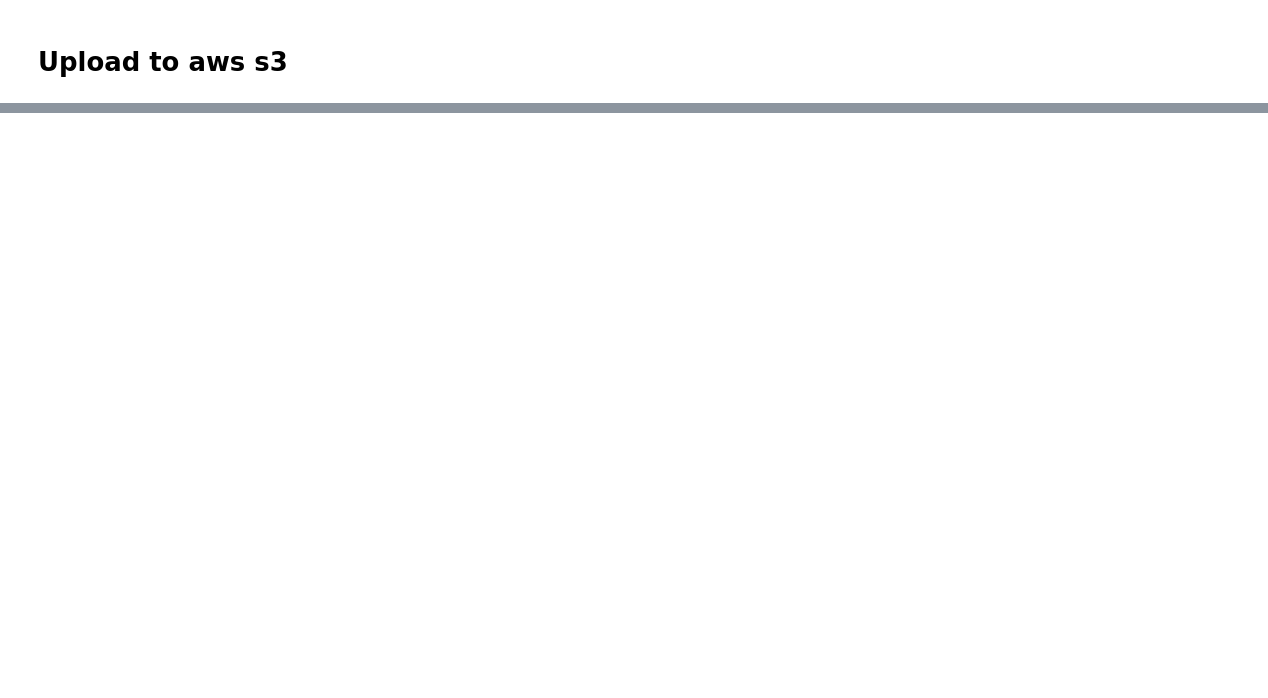
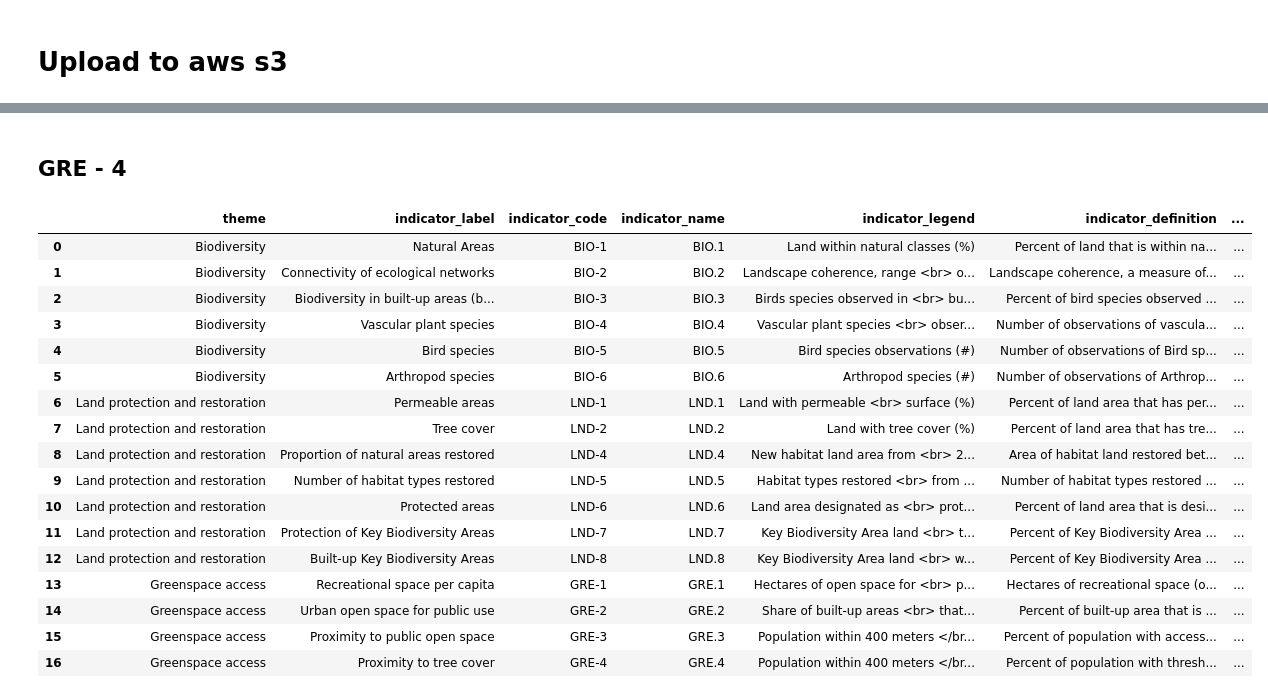
Before and after one commit to wri/cities-urbanshift, a Jupyter notebook: baseline-indicators/define-indicators.ipynb, the cells around one changed output, grey strips where cells are left out. Cells and saved outputs as stored; diff of their text form; code cells hidden in the pictures; blank space fills up the shorter version.

```diff
--- a/baseline-indicators/define-indicators.ipynb
+++ b/baseline-indicators/define-indicators.ipynb
@@ -95,0 +578,14 @@ response = object_acl.put(ACL='public-read')
+# %%
+indicators_definitions_v4 = indicators_definitions_v4.append({'theme' : 'Greenspace access',
+                                                           'indicator_label' : 'Recreational space per capita',
+                                                           'indicator_code' : 'GRE-1',
+                                                           'indicator_name' : 'GRE.1',
+                                                           'indicator_legend': 'Hectares of open space for <br> public use per 1000 people (ha)',
+                                                           'indicator_definition' : 'Hectares of recreational space (open space for public use) per 1000 people ',
+                                                           'data_sources' : 'OpenStreetMap ; WorldPop ',
+                                                           'importance' : 'Parks, natural areas and other green spaces provide city residents with invaluable recreational, spiritual, cultural, and educational services. They have been shown to improve human physical and psychological health (Pietilä et al. 2015; Litwiller et al. 2016). ',
+                                                           'methods' : 'The recreational services indicator is calculated as (Total area of recreational space within the boundary) ÷ (1000 population within the boundary ÷ 1000). Data on recreational areas were taken from the crowdsourced data initiative OpenStreetMap (“OpenStreetMap” n.d.) using geemap (“Osm Module - Geemap” n.d.). Population data are 2020 estimates from WorldPop accessed through Google Earth Engine (“WorldPop” n.d.; “WorldPop Global Population Data” n.d.).  There are limitations to these methods and uncertainty regarding the resulting indicator values. There is uncertainty in the population estimates, especially the distribution of population within enumeration areas. Analysis of these WorldPop data for Namibia have found large cell-level errors, particularly in areas of informal settlements (Thomson et al. 2022). '},
+                                                          ignore_index = True)
+
+
+indicators_definitions_v4
@@ -95,0 +643,14 @@ response = object_acl.put(ACL='public-read')
+# %%
+indicators_definitions_v4 = indicators_definitions_v4.append({'theme' : 'Greenspace access',
+                                                           'indicator_label' : 'Proximity to public open space',
+                                                           'indicator_code' : 'GRE-3',
+                                                           'indicator_name' : 'GRE.3',
+                                                           'indicator_legend': 'Population within 400 meters </br> of public open space (%)',
+                                                           'indicator_definition' : 'Percent of population with access to public open space within walking distance (400m)',
+                                                           'data_sources' : 'OpenStreetMap ; <a href="https://developers.google.com/earth-engine/datasets/catalog/WorldPop_GP_100m_pop_age_sex_cons_unadj">WorldPop</a> ',
+                                                           'importance' : 'Availability of open space in a city is also a function of its ease of access and who does or does not have easy access. As a result, spatial distribution of open space across the city and its alignment with the location of population, and its accessibility within walking distance (commonly defined at 400 meters, including in the Singapore Index (Chan et al. 2021)) is a critical indicator to understand how many city residents are well served by open space. ',
+                                                           'methods' : 'This indicator makes use of gridded population at 100-meter resolution from the WorldPop project as accessed on Earth Engine (“WorldPop” n.d.). The open space polygons retrieved from OpenStreetMap are buffered by 400 meters to derive recreation catchment areas. The population within those recreation catchment areas is calculated and then converted to percent by dividing that value by the total population of the area of interest.  There are limitations to these methods and uncertainty regarding the resulting indicator values. The limitations of OpenStreetMap data previously described are also relevant to this indicator. Additionally, our approach for calculating access to open space relies on Euclidean distance for simplicity. However, this straight-line measurement is not an accurate characterization of how people travel within cities as it does not account for the orientation of streets or barriers to pedestrian travel. Because of this reality on the ground, in most cases real pedestrian travel of 400 meters will enable access to a smaller area than our methods present. '},
+                                                          ignore_index = True)
+
+
+indicators_definitions_v4
@@ -95,0 +675,35 @@ response = object_acl.put(ACL='public-read')
+# %% [markdown]
+## GRE - 4
+# %%
+indicators_definitions_v4 = indicators_definitions_v4.append({'theme' : 'Greenspace access',
+                                                           'indicator_label' : 'Proximity to tree cover',
+                                                           'indicator_code' : 'GRE-4',
+                                                           'indicator_name' : 'GRE.4',
+                                                           'indicator_legend': 'Population within 400 meters </br> of tree cover (%)',
+                                                           'indicator_definition' : 'Percent of population with threshold level (10%+) of tree cover within walking distance (400m) ',
+                                                           'data_sources' : '<a href="https://resourcewatch.org/data/explore/Trees-in-Mosaic-Landscapes">Trees in Mosaic Landscapes dataset</a> ; <a href="https://developers.google.com/earth-engine/datasets/catalog/WorldPop_GP_100m_pop_age_sex_cons_unadj">WorldPop</a> ',
+                                                           'importance' : 'Access to tree cover is also an important indicator of quality greenspace, whether it is public or private space. Privately maintained trees also provide a variety of public benefits from clean air to heat mitigation and shade. This indicator considers all trees within walking distance (400 meters) for each resident of the city as an indicator of the quality of greenspace that they interact with in an average day. ',
+                                                           'methods' : 'This indicator uses 10-meter resolution tree cover data for 2020 from the Trees in Mosaic Landscapes dataset (Brandt et al. 2022), which gives estimated percent canopy cover within each 10m pixel, and gridded population at 100-meter resolution from the WorldPop project as retrieved from Earth Engine. A neighborhood reduction method using a circular kernel of 400-meter radius is applied to the tree cover layer to calculate the mean percentage tree cover within 400 meters of each 10m pixel in the area of interest. This result is then used to mask the population layer to only include 100m population pixels with an average of at least 10% tree cover within 400 meters. The population of this 100m masked population layer is calculated and then converted to percent by dividing that value by the total population of the area of interest.  There are limitations to these methods and uncertainty regarding the resulting indicator values. Limitations and uncertainty related to the tree cover dataset is described in the methods paper for Trees in Mosaic Landscapes. In the tropics, the dataset was found to have 97 percent user’s accuracy and 96 percent producers accuracy (Brandt et al. 2022).  The limitations previously described related to the use of Euclidean distance are also relevant to this indicator. '},
+                                                          ignore_index = True)
+
+
+indicators_definitions_v4
+# %% [output]
+|  | theme | indicator_label | indicator_code | indicator_name | indicator_legend | indicator_definition | ... |
+| 0 | Biodiversity | Natural Areas | BIO-1 | BIO.1 | Land within natural classes (%) | Percent of land that is within na... | ... |
+| 1 | Biodiversity | Connectivity of ecological networks | BIO-2 | BIO.2 | Landscape coherence, range <br> o... | Landscape coherence, a measure of... | ... |
+| 2 | Biodiversity | Biodiversity in built-up areas (b... | BIO-3 | BIO.3 | Birds species observed in <br> bu... | Percent of bird species observed ... | ... |
+| 3 | Biodiversity | Vascular plant species | BIO-4 | BIO.4 | Vascular plant species <br> obser... | Number of observations of vascula... | ... |
+| 4 | Biodiversity | Bird species | BIO-5 | BIO.5 | Bird species observations (#) | Number of observations of Bird sp... | ... |
+| 5 | Biodiversity | Arthropod species | BIO-6 | BIO.6 | Arthropod species (#) | Number of observations of Arthrop... | ... |
+| 6 | Land protection and restoration | Permeable areas | LND-1 | LND.1 | Land with permeable <br> surface (%) | Percent of land area that has per... | ... |
+| 7 | Land protection and restoration | Tree cover | LND-2 | LND.2 | Land with tree cover (%) | Percent of land area that has tre... | ... |
+| 8 | Land protection and restoration | Proportion of natural areas restored | LND-4 | LND.4 | New habitat land area from <br> 2... | Area of habitat land restored bet... | ... |
+| 9 | Land protection and restoration | Number of habitat types restored | LND-5 | LND.5 | Habitat types restored <br> from ... | Number of habitat types restored ... | ... |
+| 10 | Land protection and restoration | Protected areas | LND-6 | LND.6 | Land area designated as <br> prot... | Percent of land area that is desi... | ... |
+| 11 | Land protection and restoration | Protection of Key Biodiversity Areas | LND-7 | LND.7 | Key Biodiversity Area land <br> t... | Percent of Key Biodiversity Area ... | ... |
+| 12 | Land protection and restoration | Built-up Key Biodiversity Areas | LND-8 | LND.8 | Key Biodiversity Area land <br> w... | Percent of Key Biodiversity Area ... | ... |
+| 13 | Greenspace access | Recreational space per capita | GRE-1 | GRE.1 | Hectares of open space for <br> p... | Hectares of recreational space (o... | ... |
+| 14 | Greenspace access | Urban open space for public use | GRE-2 | GRE.2 | Share of built-up areas <br> that... | Percent of built-up area that is ... | ... |
+| 15 | Greenspace access | Proximity to public open space | GRE-3 | GRE.3 | Population within 400 meters </br... | Percent of population with access... | ... |
+| 16 | Greenspace access | Proximity to tree cover | GRE-4 | GRE.4 | Population within 400 meters </br... | Percent of population with thresh... | ... |
```
Also changed, not shown: parts of 66 cells of this notebook, 6 other files.
